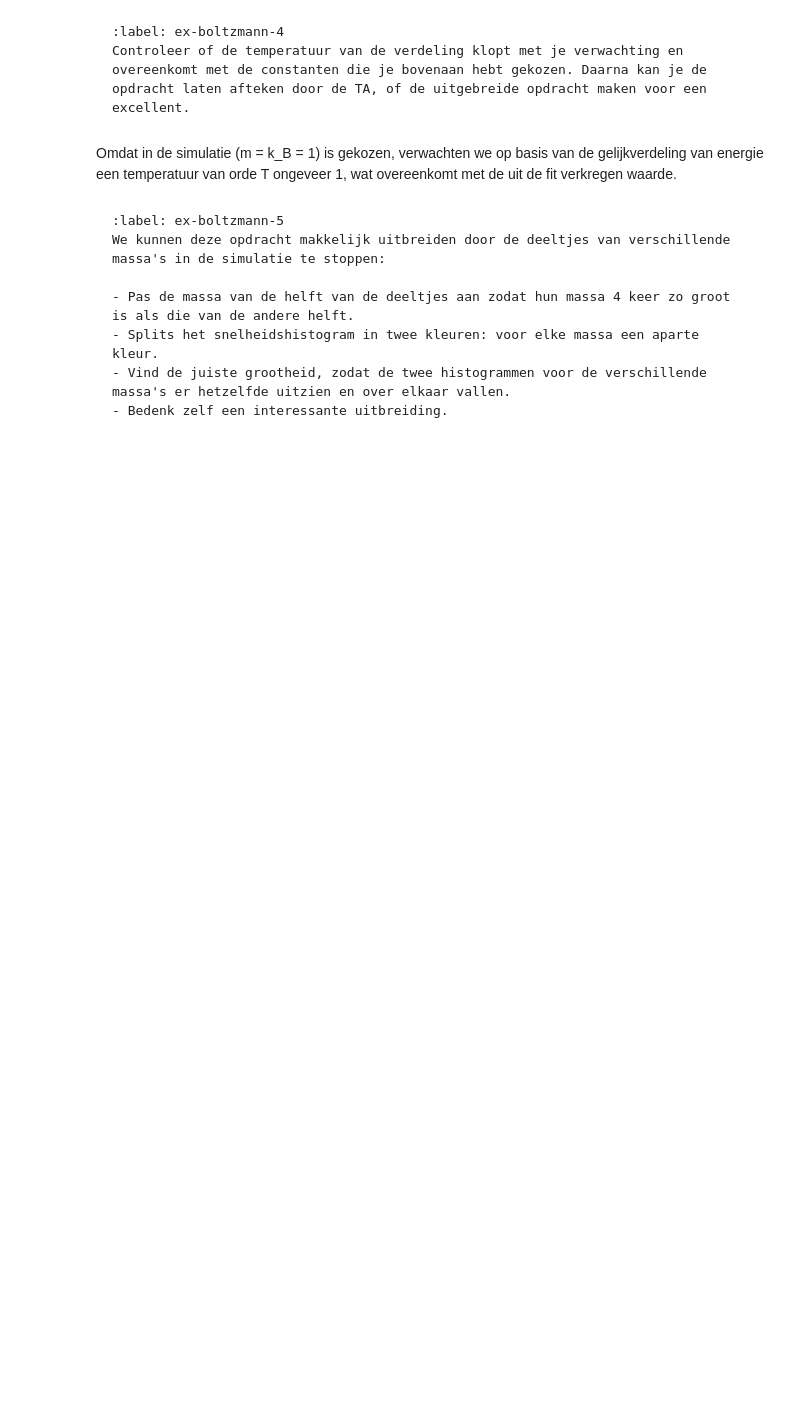
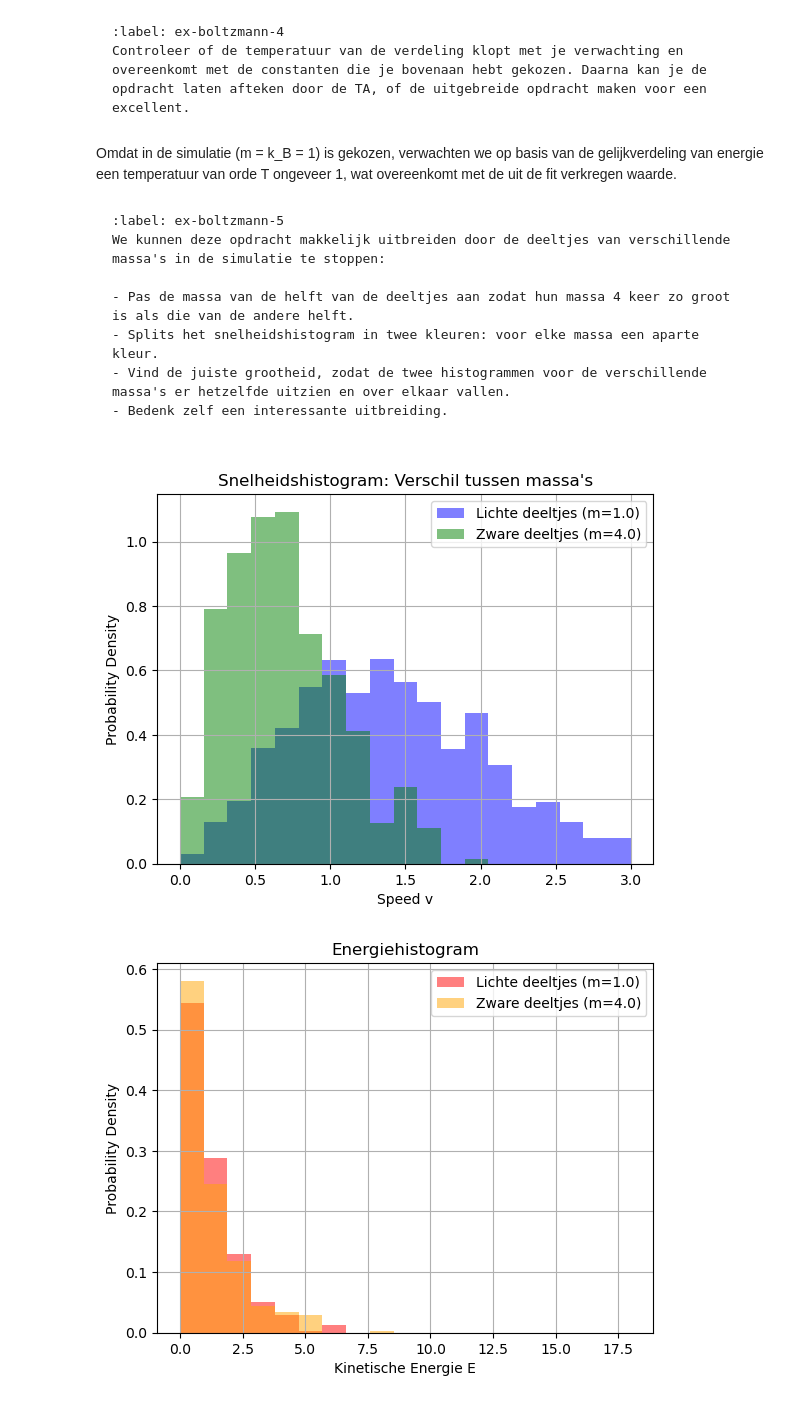
Before and after one commit to swerleman/IP2-Portfolio, a Jupyter notebook: Content/PySim/6_boltzmann.ipynb, the cells around one changed output. Drawn from its saved outputs; the diff is of its cells as text; code cells hidden in the pictures; blank space fills up the shorter version.

```diff
--- a/Content/PySim/6_boltzmann.ipynb
+++ b/Content/PySim/6_boltzmann.ipynb
@@ -445,3 +450,81 @@ We kunnen deze opdracht makkelijk uitbreiden door de deeltjes van verschillende
 - Splits het snelheidshistogram in twee kleuren: voor elke massa een aparte kleur.
 - Vind de juiste grootheid, zodat de twee histogrammen voor de verschillende massa's er hetzelfde uitzien en over elkaar vallen.
 - Bedenk zelf een interessante uitbreiding.
+# %%
+# massa van de helft van de deeltjes x4 tov de andere helft
+for i, p in enumerate(particles):
+    p.m = 1.0 if i < N/2 else 4.0
+# bins definiëren
+bins_v = np.linspace(0, 3*V_0, 20)  # bins voor snelheid
+bins_e = np.linspace(0, 0.5*4.0*(3*V_0)**2, 20)  # bins voor kinetische energie (max m=4.0)
+
+# Initialiseer alle tellers met nullen (even groot als het aantal bins - 1)
+tot_counts_licht = np.zeros(len(bins_v) - 1)
+tot_counts_zwaar = np.zeros(len(bins_v) - 1)
+tot_counts_e_licht = np.zeros(len(bins_e) - 1)
+tot_counts_e_zwaar = np.zeros(len(bins_e) - 1)
+
+# Het nemen van 5000 tijdsstappen zorgt ervoor dat de snelheidsverdeling goed op veel data gebaseerd is
+for i in range(5000):
+    take_time_step(particles)
+    if i % 250 == 0:
+        # Snelheden en energieën verzamelen per groep
+        v_licht = np.array([np.linalg.norm(p.v) for p in particles if p.m == 1.0])
+        v_zwaar = np.array([np.linalg.norm(p.v) for p in particles if p.m == 4.0])
+
+        e_licht = np.array([0.5 * p.m * np.linalg.norm(p.v)**2 for p in particles if p.m == 1.0])
+        e_zwaar = np.array([0.5 * p.m * np.linalg.norm(p.v)**2 for p in particles if p.m == 4.0])
+        # Bereken histogrammen apart per tijdstap voor snelheid
+        counts_l, _ = np.histogram(v_licht, bins=bins_v, density=True)
+        counts_z, _ = np.histogram(v_zwaar, bins=bins_v, density=True)
+        # Voeg toe aan totale histogrammen
+        tot_counts_licht += counts_l
+        tot_counts_zwaar += counts_z
+        # Bereken histogrammen apart per tijdstap voor energie
+        counts_e_licht, _ = np.histogram(e_licht, bins=bins_e, density=True)
+        counts_e_zwaar, _ = np.histogram(e_zwaar, bins=bins_e, density=True)
+        # Voeg toe aan totale histogrammen
+        tot_counts_e_licht += counts_e_licht
+        tot_counts_e_zwaar += counts_e_zwaar
+
+# Normaliseer over aantal samples (5000/250=20)
+norm_counts_licht = tot_counts_licht / 20
+norm_counts_zwaar = tot_counts_zwaar / 20
+norm_counts_e_licht = tot_counts_e_licht / 20
+norm_counts_e_zwaar = tot_counts_e_zwaar / 20
+
+# plotten snelheden histogram
+# Splits snelheidshistogram in twee kleuren
+# elke massa heeft een eigen kleur in de plot
+plt.figure()
+# Gebruik plt.stairs voor de lichte deeltjes (blauw)
+plt.stairs(norm_counts_licht, bins_v, fill=True, color='blue', alpha=0.5, label='Lichte deeltjes (m=1.0)')
+# Gebruik plt.stairs voor de zware deeltjes (groen)
+plt.stairs(norm_counts_zwaar, bins_v, fill=True, color='green', alpha=0.5, label='Zware deeltjes (m=4.0)')
+plt.xlabel("Speed v")
+plt.ylabel("Probability Density")
+plt.title("Snelheidshistogram: Verschil tussen massa's")
+plt.legend()
+plt.grid()
+plt.show()
+
+# Een zwaarder deeltje heeft een lagere snelheid bij dezelfde kinetische energie (bij dezelfde uniforme temperatuur), dan een lichter deeltje.
+# Dit is waarom de histogrammen voor snelheid verschillend zijn.
+# Als je echter de kinetische energie plot, vallen de histogrammen over elkaar
+# plotten energie histogram
+# Splits energiehistogram in twee kleuren
+# elke massa heeft een eigen kleur in de plot
+plt.figure()
+# Gebruik plt.stairs voor de lichte deeltjes (rood)
+plt.stairs(norm_counts_e_licht, bins_e, fill=True, color='red', alpha=0.5, label='Lichte deeltjes (m=1.0)')
+# Gebruik plt.stairs voor de zware deeltjes (oranje)
+plt.stairs(norm_counts_e_zwaar, bins_e, fill=True, color='orange', alpha=0.5, label='Zware deeltjes (m=4.0)')
+plt.xlabel("Kinetische Energie E")
+plt.ylabel("Probability Density")
+plt.title("Energiehistogram")
+plt.legend()
+plt.grid()
+plt.show()
+# %% [output]
+[figure, added]
+[figure, added]
```
Also changed, not shown: parts of 7 cells of this notebook.
